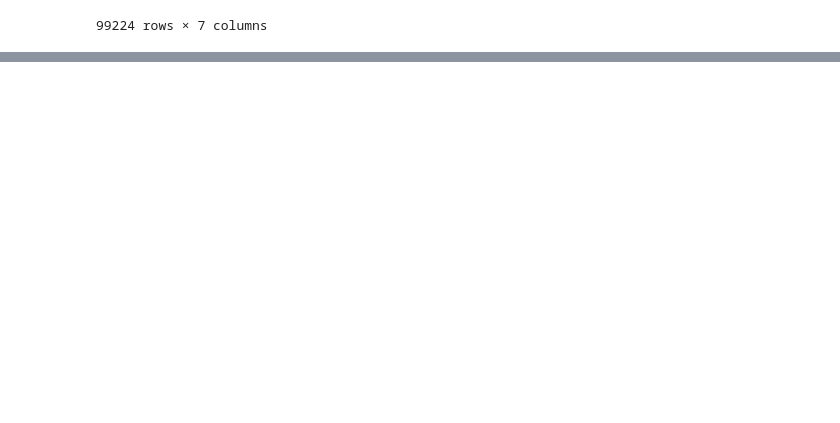
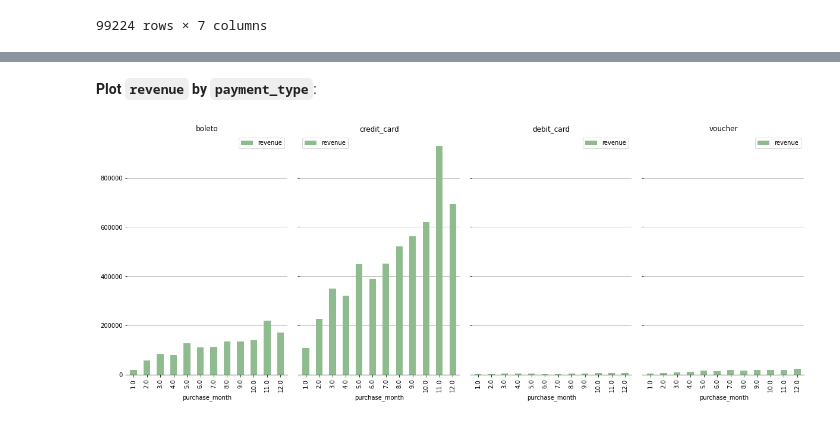
Before and after one commit to renanfmoises/olist-csv2postgres-docker-etl, a Jupyter notebook: notebooks/0. Form PSQL to Jupyter Notebook.ipynb, the cells around one changed output, grey strips where cells are left out. Saved outputs shown, nothing was run; the diff lists cells and outputs as text; code cells hidden in the pictures; blank space fills up the shorter version.

```diff
--- a/notebooks/0. Form PSQL to Jupyter Notebook.ipynb
+++ b/notebooks/0. Form PSQL to Jupyter Notebook.ipynb
@@ -119,10 +99,0 @@ paytypes_list = df_agg_month_ptype['payment_type'].unique().tolist()
-# %%
-fig, ax = plt.subplots(1, len(paytypes_list), sharey = 'row', figsize = (17, 7))
-
-for i, paytype in enumerate(paytypes_list):
-    df_agg_month_ptype[df_agg_month_ptype["payment_type"] == paytype] \
-        .set_index("purchase_month") \
-        .plot(kind = 'bar', ax = ax[i], title = paytype, color = "deepskyblue").grid(axis = "y")
-    sns.despine(left = True)
-
-plt.tight_layout(pad = 2)
@@ -130,0 +115,2 @@ plt.tight_layout(pad = 2)
+# %% [markdown]
+**Plot `revenue` by `payment_type`**:
@@ -130,0 +119,16 @@ plt.tight_layout(pad = 2)
+# %%
+fig, ax = plt.subplots(1, len(paytypes_list), sharey = 'row', figsize = (17, 7))
+
+for i, paytype in enumerate(paytypes_list):
+    # Iterate over axs for plotting
+    (
+        df_agg_month_ptype[df_agg_month_ptype["payment_type"] == paytype]
+            .set_index("purchase_month")
+            .plot(kind = 'bar', ax = ax[i], title = paytype, color = "darkseagreen", zorder = 2)
+            .grid(axis = "y", zorder = 1)
+    )
+    sns.despine(left = True)
+
+plt.tight_layout(pad = 2)
+# %% [output]
+[figure, added]
```
Also changed, not shown: parts of 8 cells of this notebook.
